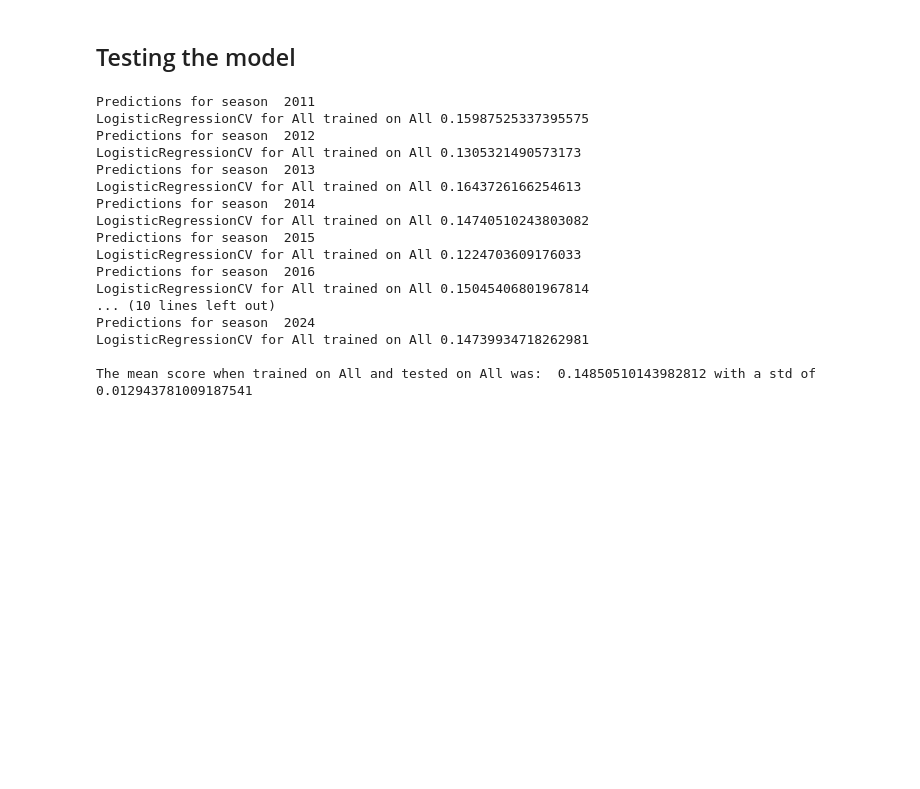
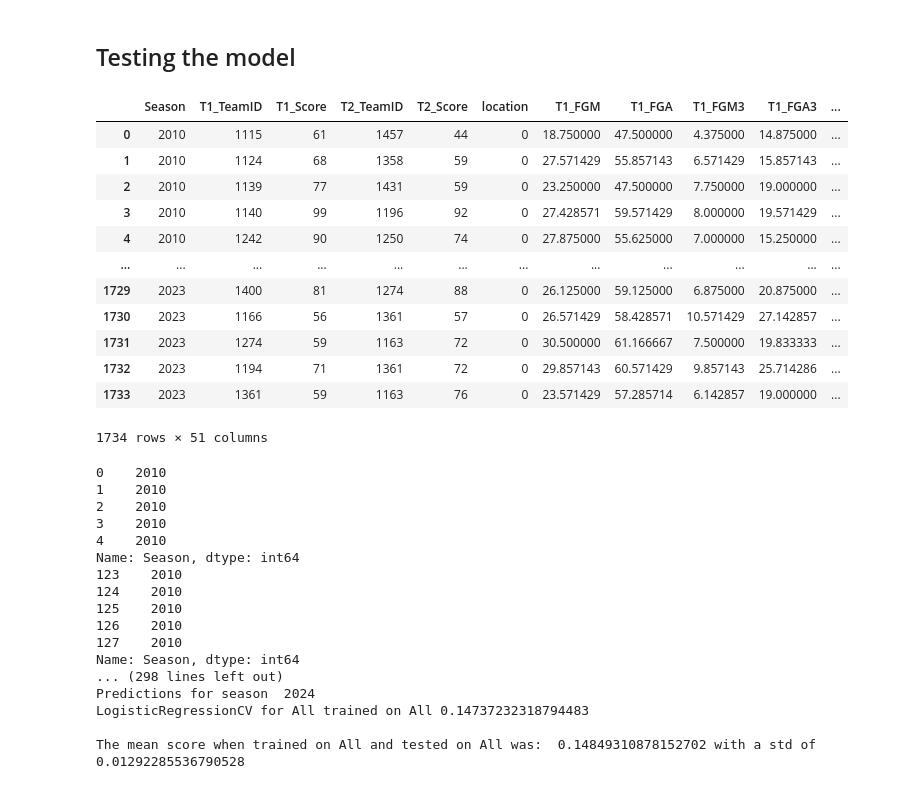
Before and after one commit to fantasy2fry/march-ml-madness-2025, a Jupyter notebook: src/sebislaw/Submission/Final_model.ipynb, the cells around one changed output. Drawn from its saved outputs; the diff is of its cells as text; code cells hidden in the pictures; blank space fills up the shorter version.

```diff
--- a/src/sebislaw/Submission/Final_model.ipynb
+++ b/src/sebislaw/Submission/Final_model.ipynb
@@ -576,5 +576,21 @@ Final Logistic Regression Brier Score (all): 0.1473991938718015
 # %% [markdown]
 ## Testing the model
+# %%
+MenTrain[MenTrain['Season']<THE_LAST_YEAR].drop(columns=['T2_TeamELO', 'T2_CoachELO'])
+# %% [output]
+|  | Season | T1_TeamID | T1_Score | T2_TeamID | T2_Score | location | T1_FGM | T1_FGA | T1_FGM3 | T1_FGA3 | ... |
+| 0 | 2010 | 1115 | 61 | 1457 | 44 | 0 | 18.750000 | 47.500000 | 4.375000 | 14.875000 | ... |
+| 1 | 2010 | 1124 | 68 | 1358 | 59 | 0 | 27.571429 | 55.857143 | 6.571429 | 15.857143 | ... |
+| 2 | 2010 | 1139 | 77 | 1431 | 59 | 0 | 23.250000 | 47.500000 | 7.750000 | 19.000000 | ... |
+| 3 | 2010 | 1140 | 99 | 1196 | 92 | 0 | 27.428571 | 59.571429 | 8.000000 | 19.571429 | ... |
+| 4 | 2010 | 1242 | 90 | 1250 | 74 | 0 | 27.875000 | 55.625000 | 7.000000 | 15.250000 | ... |
+| ... | ... | ... | ... | ... | ... | ... | ... | ... | ... | ... | ... |
+| 1729 | 2023 | 1400 | 81 | 1274 | 88 | 0 | 26.125000 | 59.125000 | 6.875000 | 20.875000 | ... |
+| 1730 | 2023 | 1166 | 56 | 1361 | 57 | 0 | 26.571429 | 58.428571 | 10.571429 | 27.142857 | ... |
+| 1731 | 2023 | 1274 | 59 | 1163 | 72 | 0 | 30.500000 | 61.166667 | 7.500000 | 19.833333 | ... |
+| 1732 | 2023 | 1194 | 71 | 1361 | 72 | 0 | 29.857143 | 60.571429 | 9.857143 | 25.714286 | ... |
+| 1733 | 2023 | 1361 | 59 | 1163 | 76 | 0 | 23.571429 | 57.285714 | 6.142857 | 19.000000 | ... |
+1734 rows × 51 columns
 # %%
 year_range = [i for i in range(2011, 2020)] + [i for i in range(2022, 2025)]
 brier_all_list = []
@@ -582,6 +598,9 @@ brier_all_list = []
 for i in range(len(year_range)):
 
     THE_LAST_YEAR = year_range[i]
+    print(MenTrain[MenTrain['Season']<THE_LAST_YEAR]['Season'].head())
+    print(MenTrain[MenTrain['Season']<THE_LAST_YEAR]['Season'].tail())
+    print(MenTrain[MenTrain['Season']==THE_LAST_YEAR]['Season'])
     print("Predictions for season ", year_range[i])
 
     x_train_men, y_train_men = x_y_from_data_frame(MenTrain[MenTrain['Season']<THE_LAST_YEAR])
@@ -605,20 +624,20 @@ print()
 print('The mean score when trained on All and tested on All was: ', np.mean(brier_all_list),
       'with a std of ', np.std(brier_all_list))
 # %% [output]
-Predictions for season  2011
-LogisticRegressionCV for All trained on All 0.15987525337395575
-Predictions for season  2012
-LogisticRegressionCV for All trained on All 0.1305321490573173
-Predictions for season  2013
-LogisticRegressionCV for All trained on All 0.1643726166254613
-Predictions for season  2014
-LogisticRegressionCV for All trained on All 0.14740510243803082
-Predictions for season  2015
-LogisticRegressionCV for All trained on All 0.1224703609176033
-Predictions for season  2016
-LogisticRegressionCV for All trained on All 0.15045406801967814
-... (10 lines left out)
+0    2010
+1    2010
+2    2010
+3    2010
+4    2010
+Name: Season, dtype: int64
+123    2010
+124    2010
+125    2010
+126    2010
+127    2010
+Name: Season, dtype: int64
+... (298 lines left out)
 Predictions for season  2024
-LogisticRegressionCV for All trained on All 0.14739934718262981
+LogisticRegressionCV for All trained on All 0.14737232318794483
 
-The mean score when trained on All and tested on All was:  0.14850510143982812 with a std of  0.012943781009187541
+The mean score when trained on All and tested on All was:  0.14849310878152702 with a std of  0.01292285536790528
```
Also changed, not shown: parts of 2 cells of this notebook.
